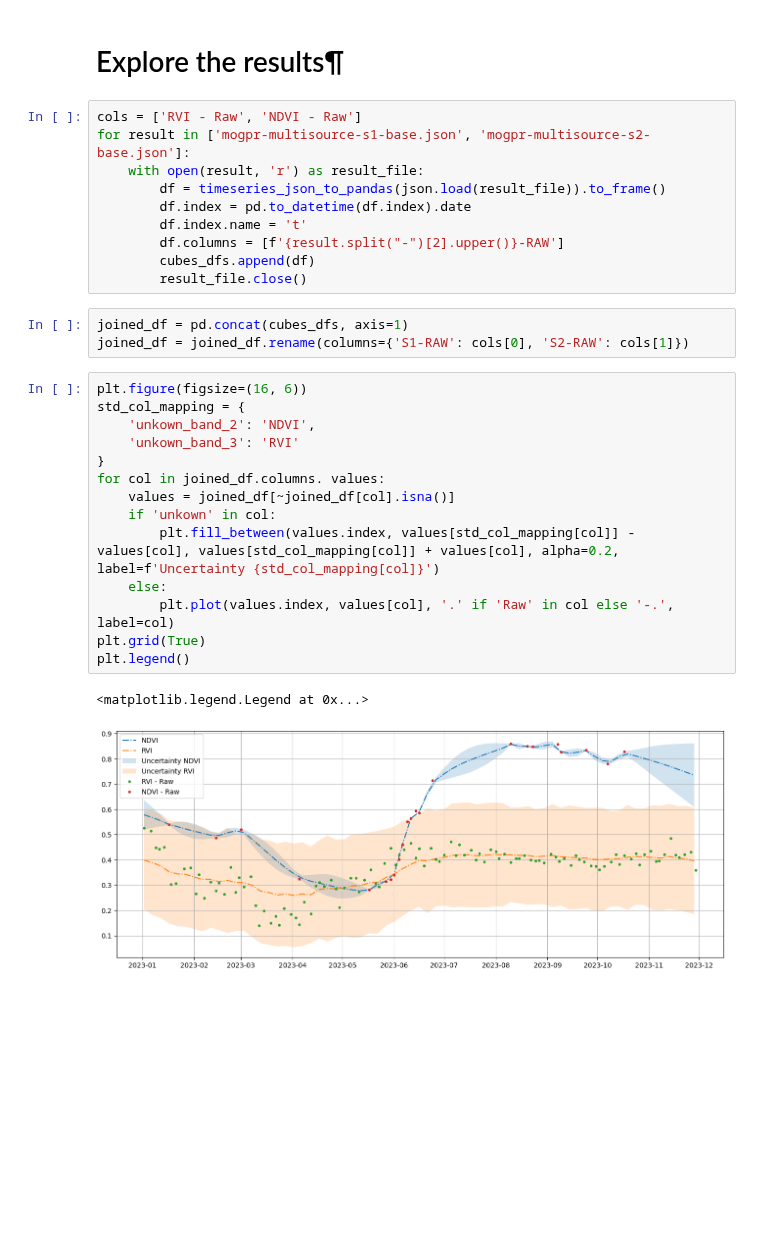
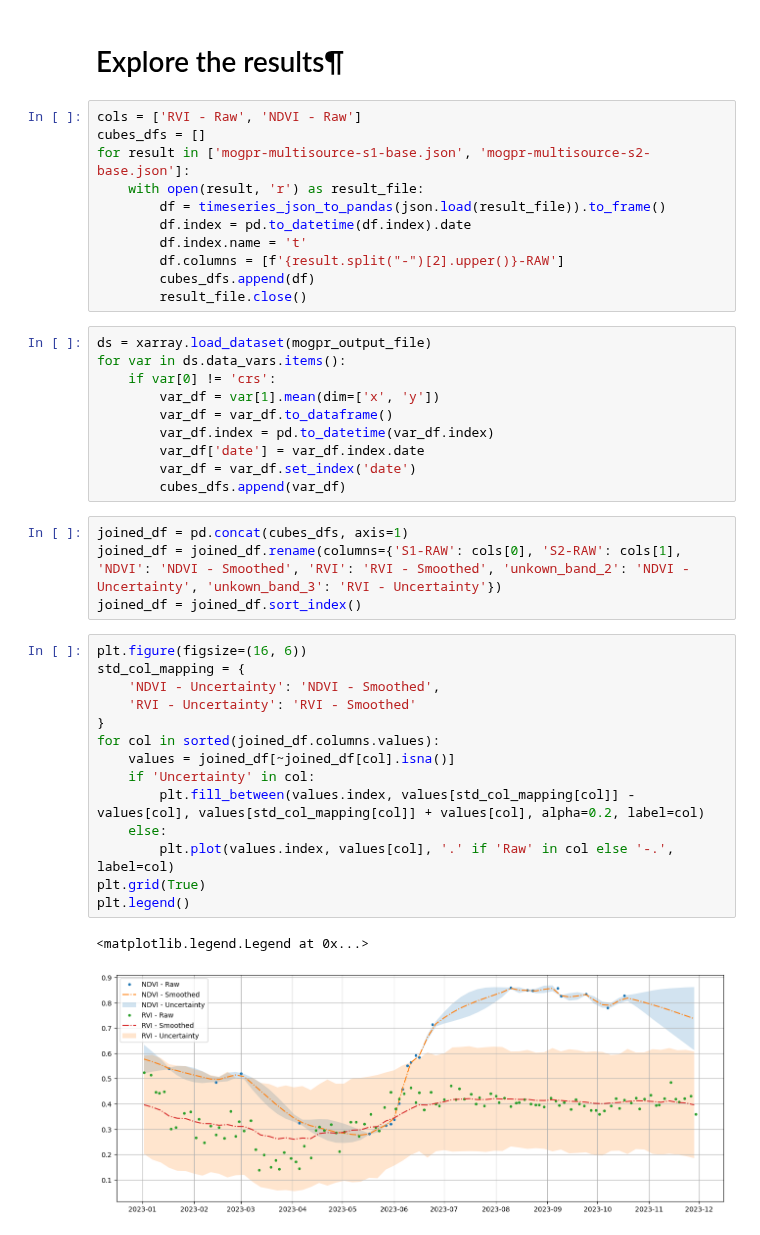
Before and after one commit to Open-EO/FuseTS, a Jupyter notebook: notebooks/OpenEO/FuseTS - MOGPR Multi Source Fusion.ipynb, the cells around one changed output. Saved outputs shown, nothing was run; the diff lists cells and outputs as text; blank space fills up the shorter version.

Commit message:
feat: updated mogpr process and notebooks

```diff
--- a/notebooks/OpenEO/FuseTS - MOGPR Multi Source Fusion.ipynb
+++ b/notebooks/OpenEO/FuseTS - MOGPR Multi Source Fusion.ipynb
@@ -205,6 +199,7 @@ mogpr_job = mogpr.execute_batch(mogpr_output_file, out_format="netcdf",
 # Explore the results¶
 # %%
 cols = ['RVI - Raw', 'NDVI - Raw']
+cubes_dfs = []
 for result in ['mogpr-multisource-s1-base.json', 'mogpr-multisource-s2-base.json']:
     with open(result, 'r') as result_file:
         df = timeseries_json_to_pandas(json.load(result_file)).to_frame()
@@ -213,23 +208,34 @@ for result in ['mogpr-multisource-s1-base.json', 'mogpr-multisource-s2-base.json
         df.columns = [f'{result.split("-")[2].upper()}-RAW']
         cubes_dfs.append(df)
         result_file.close()
+# %%
+ds = xarray.load_dataset(mogpr_output_file)
+for var in ds.data_vars.items():
+    if var[0] != 'crs':
+        var_df = var[1].mean(dim=['x', 'y'])
+        var_df = var_df.to_dataframe()
+        var_df.index = pd.to_datetime(var_df.index)
+        var_df['date'] = var_df.index.date
+        var_df = var_df.set_index('date')
+        cubes_dfs.append(var_df)
 # %%
 joined_df = pd.concat(cubes_dfs, axis=1)
-joined_df = joined_df.rename(columns={'S1-RAW': cols[0], 'S2-RAW': cols[1]})
+joined_df = joined_df.rename(columns={'S1-RAW': cols[0], 'S2-RAW': cols[1], 'NDVI': 'NDVI - Smoothed', 'RVI': 'RVI - Smoothed', 'unkown_band_2': 'NDVI - Uncertainty', 'unkown_band_3': 'RVI - Uncertainty'})
+joined_df = joined_df.sort_index()
 # %%
 plt.figure(figsize=(16, 6))
 std_col_mapping = {
-    'unkown_band_2': 'NDVI',
-    'unkown_band_3': 'RVI'
+    'NDVI - Uncertainty': 'NDVI - Smoothed',
+    'RVI - Uncertainty': 'RVI - Smoothed'
 }
-for col in joined_df.columns. values:
+for col in sorted(joined_df.columns.values):
     values = joined_df[~joined_df[col].isna()]
-    if 'unkown' in col:
-        plt.fill_between(values.index, values[std_col_mapping[col]] - values[col], values[std_col_mapping[col]] + values[col], alpha=0.2, label=f'Uncertainty {std_col_mapping[col]}')
+    if 'Uncertainty' in col:
+        plt.fill_between(values.index, values[std_col_mapping[col]] - values[col], values[std_col_mapping[col]] + values[col], alpha=0.2, label=col)
     else:
         plt.plot(values.index, values[col], '.' if 'Raw' in col else '-.', label=col)
 plt.grid(True)
 plt.legend()
 # %% [output]
 <matplotlib.legend.Legend at 0x...>
-[figure, old version]
+[figure, new version]
```
Also changed, not shown: parts of 4 cells of this notebook, 4 other files.
